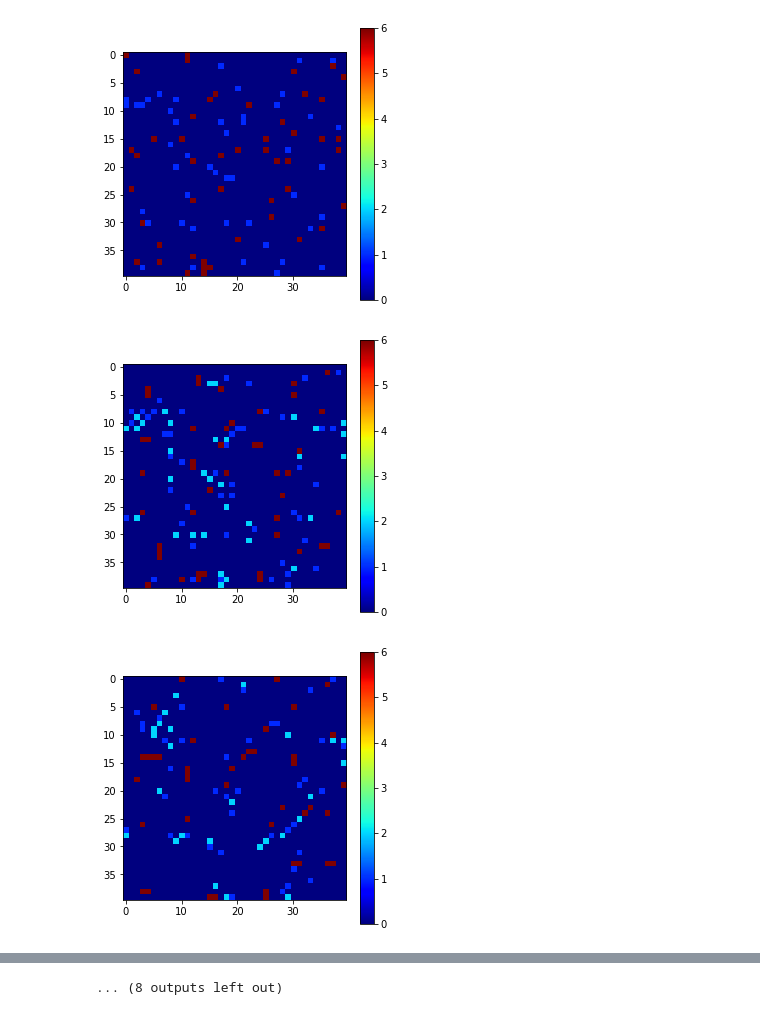
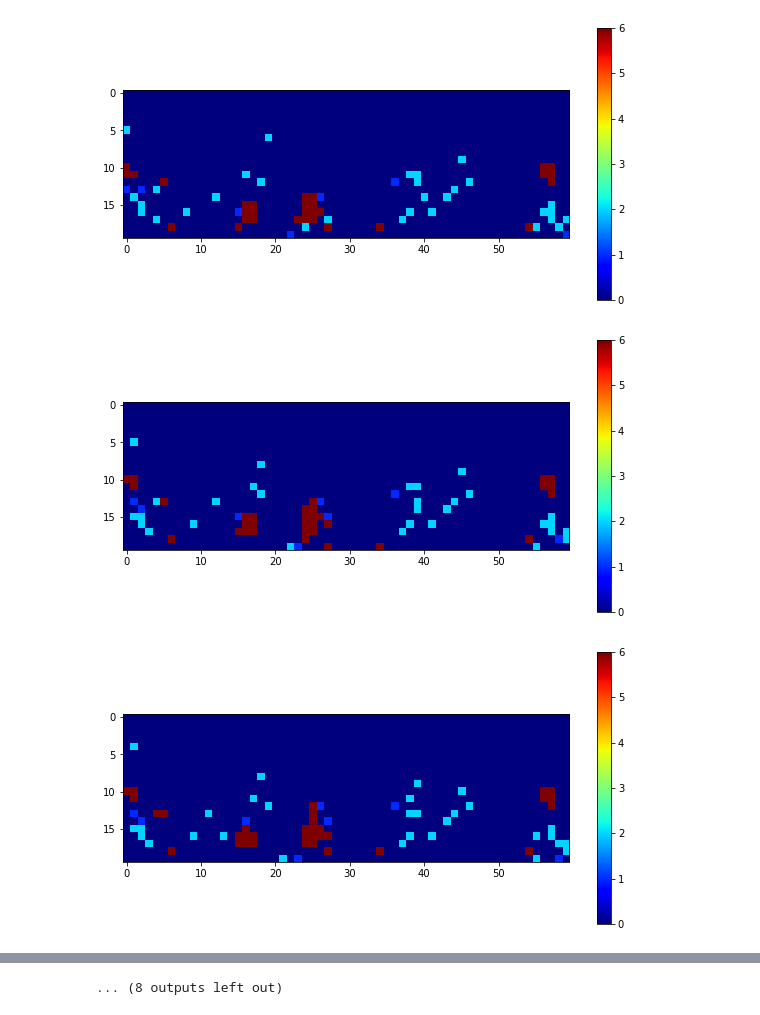
Before and after one commit to mynameisvinn/Petri, a Jupyter notebook: Oil Droplets.ipynb, the cells around one changed output, grey strips where cells are left out. Drawn from its saved outputs; the diff is of its cells as text; code cells hidden in the pictures.

```diff
--- a/Oil Droplets.ipynb
+++ b/Oil Droplets.ipynb
@@ -259,42 +11,44 @@ def update_oil(curr_loc):
+# %%
+loop = {1: update_dreg,
+        2: update_res,
+        3: update_sorter,
+        4: update_data,
+        5: update_emitter,
+        6: update_oil}
+
+n_rows = 20
+n_cols = 60
+epochs = 10000
+
+ENV = create_oil_world(n_rows=n_rows, n_cols=n_cols, n_dregs=5, n_oil=10)
+CANVASS = np.zeros((n_rows, n_cols))
 # %%
-loop = {1: update_dreg,
-        2: update_res,
-        3: update_sorter,
-        4: update_data,
-        5: update_emitter,
-        6: update_oil}
-
-N_ROWS = 40
-N_COLS = 40
-epochs = 10000
-
-WORLD = create_oil_world(n_rows=N_ROWS, n_cols=N_COLS, n_dregs=50, n_oil=50)
-CANVASS = np.zeros((N_ROWS, N_COLS))
-
 for epoch in range(epochs):
 
     # select a random element to update
-    loc = random.choice(list(WORLD.keys()))
-    element = WORLD[loc]
+    loc = random.choice(list(ENV.keys()))
 
-    element_id = element[0]
+    if not isinstance(loc, tuple):
+        pass
 
-    # fetch and execute
-    loop[element_id](loc)
+    else:
+        element = ENV[loc]
+        element_id = element[0]
+
+        # fetch and execute
+        loop[element_id](loc, ENV)
 
 
-    if epoch % (epochs / 20) == 0:
-        CANVASS = update_canvass(canvass=CANVASS, env=WORLD, n_rows=N_ROWS, n_cols=N_COLS)
-        plt.figure(figsize=(5,5))
-        plt.imshow(CANVASS, cmap='jet')
-        plt.colorbar(cmap='jet')
+        if epoch % (epochs / 20) == 0:
+            CANVASS = update_canvass(canvass=CANVASS, env=ENV, n_rows=n_rows, n_cols=n_cols)
+            plt.figure(figsize=(10, 5))
+            plt.imshow(CANVASS, cmap='jet')
+            plt.colorbar(cmap='jet')
 
-        # fname = "gif/test_" + str(epoch)
-        # plt.savefig(fname)
-        # plt.clf()
-
-# _summarize(WORLD)
+            # fname = "gif/test_" + str(epoch)
+            # plt.savefig(fname)
+            # plt.clf()
 # %% [output]
-[figure, old version]
+[figure, new version]
-[figure, old version]
+[figure, new version]
-[figure, old version]
+[figure, new version]
```
Also changed, not shown: parts of 10 cells of this notebook, 7 other files.
